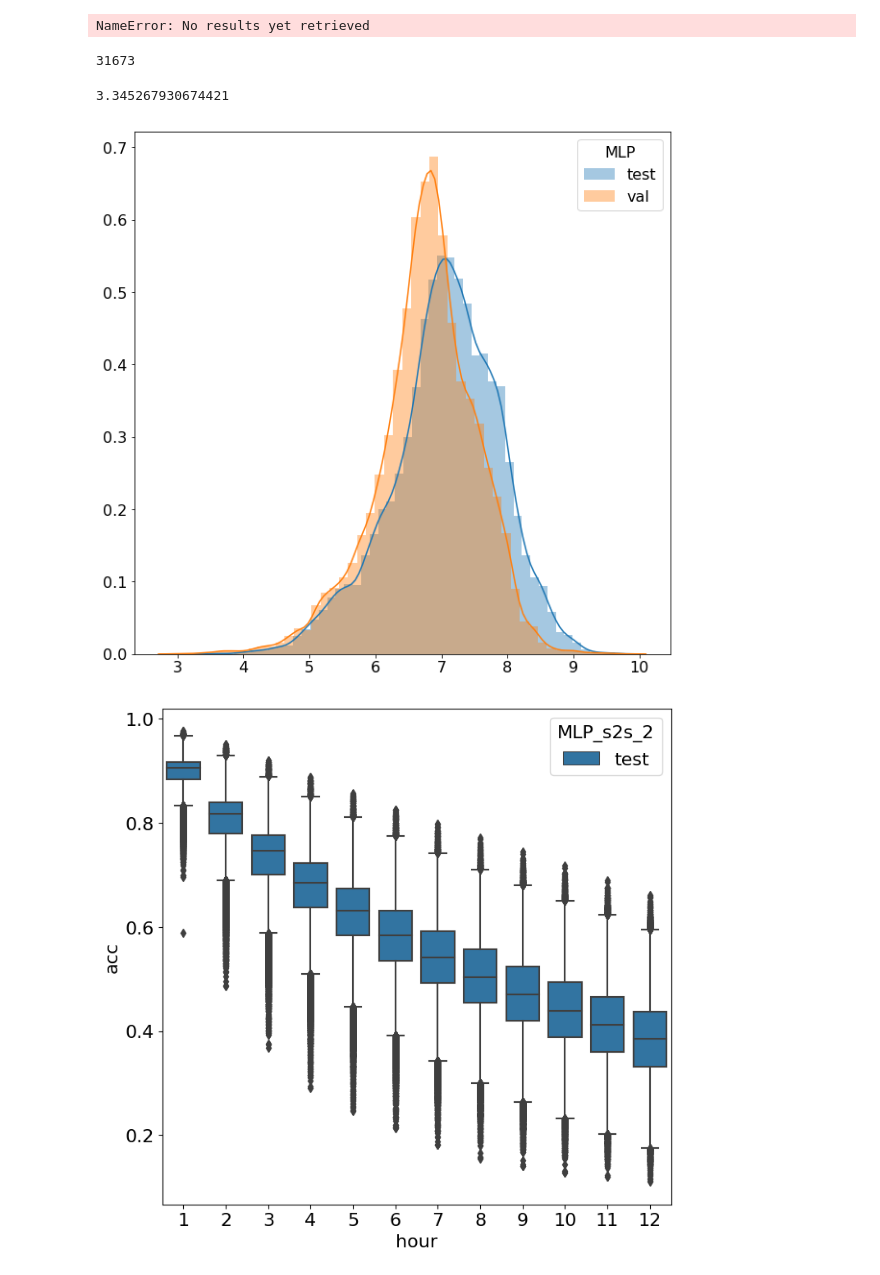
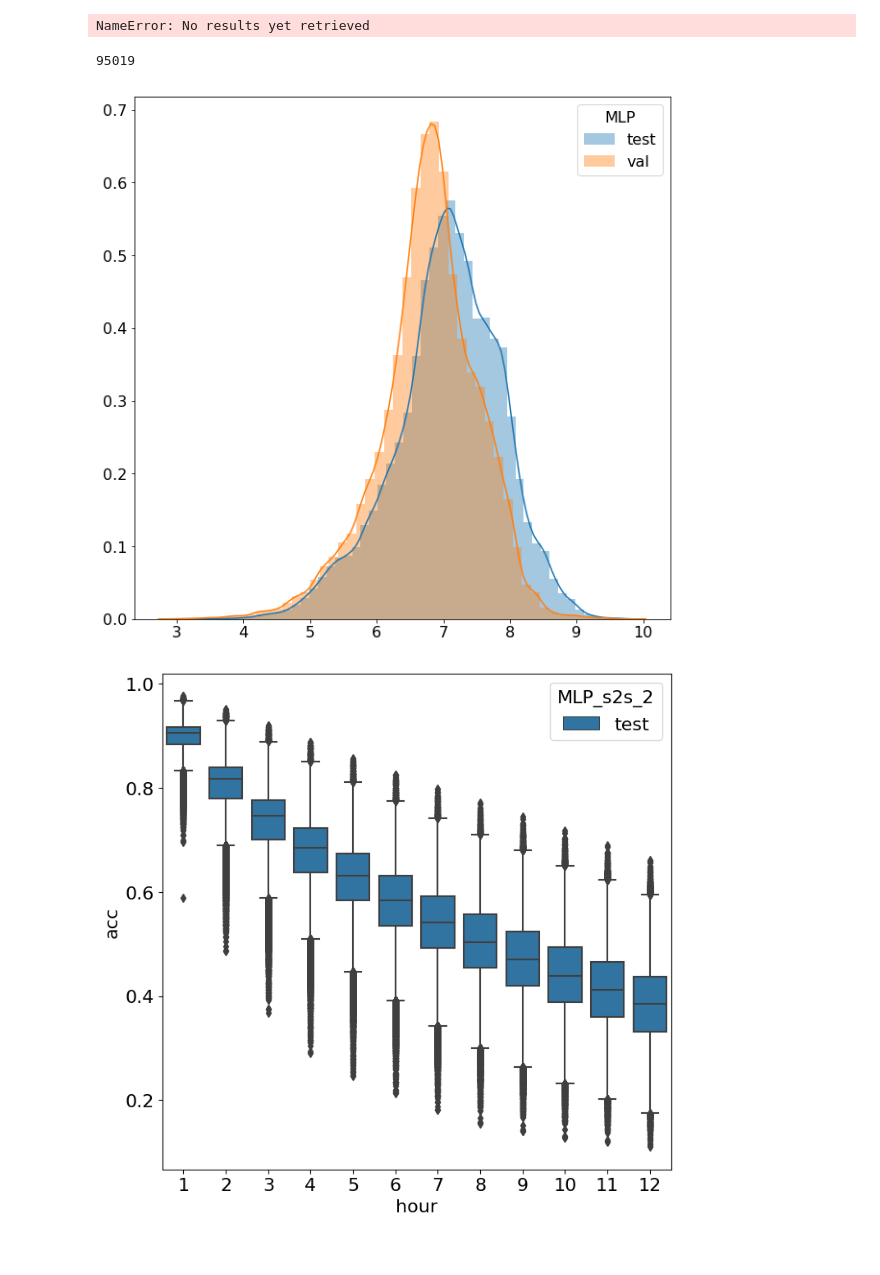
Before and after one commit to bejar/Wind, a Jupyter notebook: Notebooks/0EnergiesStatisticsFullExpIndividual.ipynb, the cells around one changed output. Cells and saved outputs as stored; diff of their text form; code cells hidden in the pictures.

```diff
--- a/Notebooks/0EnergiesStatisticsFullExpIndividual.ipynb
+++ b/Notebooks/0EnergiesStatisticsFullExpIndividual.ipynb
@@ -72,14 +72,13 @@ results.plot_map(mapbox=False,dset=('test'),figsize=(1200,800))
 # %% [output]
 NameError: No results yet retrieved
 # %%
-results.sample(0.25)
+results.sample(0.75)
 results.selected_size()
 
 results.plot_distplot(seaborn=True, notebook=True, summary='sum',dset=('test', 'val'), figsize=(10,10),font=16, title='MLP')
 # %% [output]
-31673
+95019
-3.345267930674421
-[figure, old version]
+[figure, new version]
 # %%
 results.plot_hours_boxplot(dset=('test'),figsize=(8,8))
 # %% [output]
```
Also changed, not shown: 6 other files.
